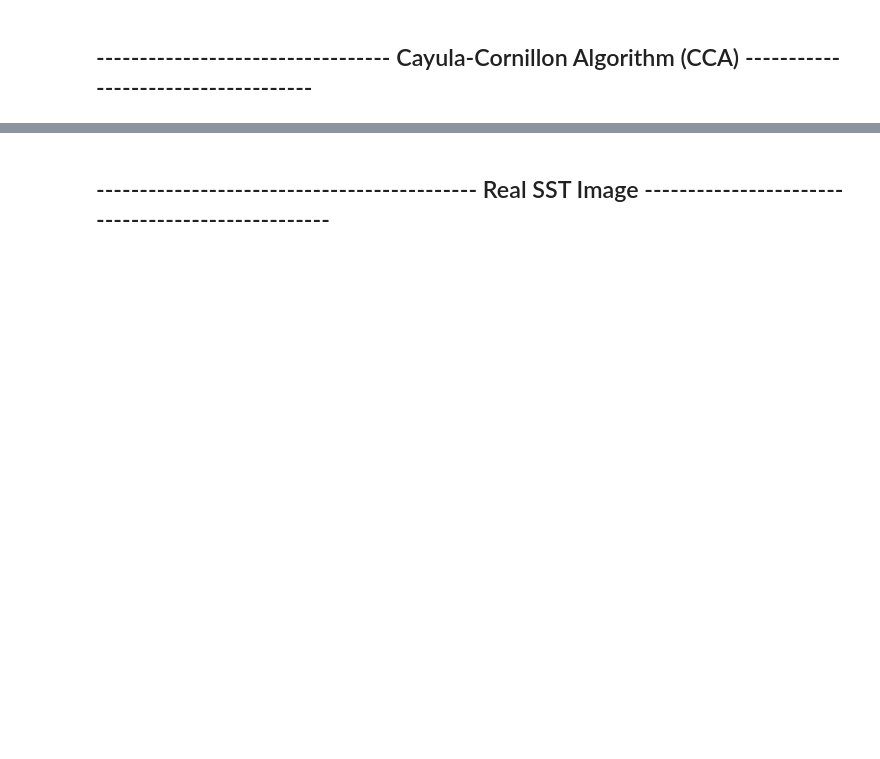
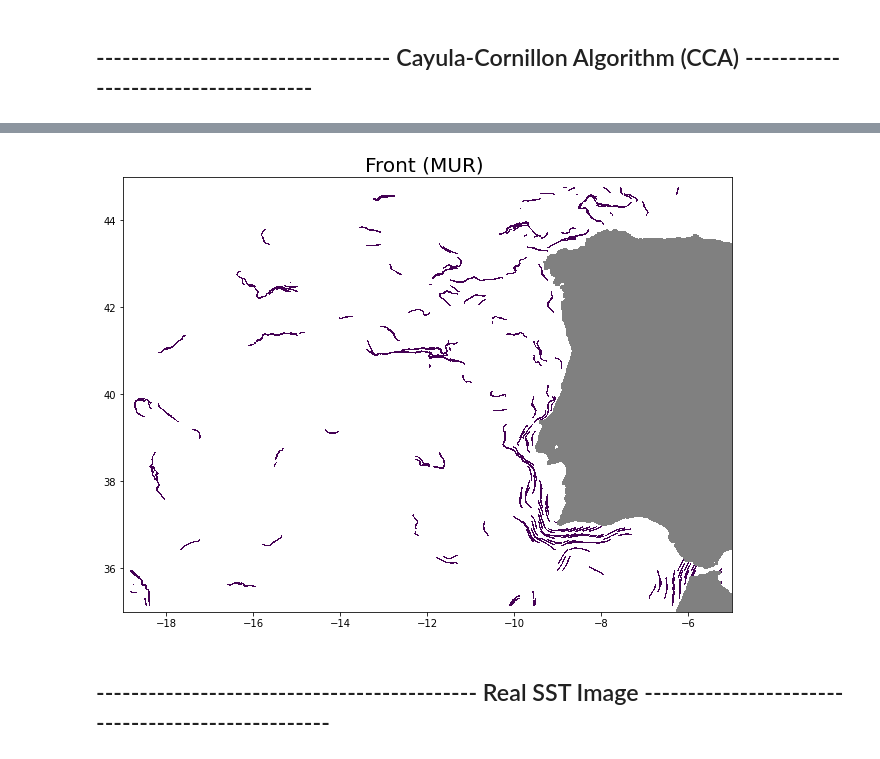
Before and after one commit to CoLAB-ATLANTIC/JUNO, a Jupyter notebook: notebooks/MUR_single_day_fronts.ipynb, the cells around one changed output, grey strips where cells are left out. Saved outputs shown, nothing was run; the diff lists cells and outputs as text; code cells hidden in the pictures; blank space fills up the shorter version.

```diff
--- a/notebooks/MUR_single_day_fronts.ipynb
+++ b/notebooks/MUR_single_day_fronts.ipynb
@@ -294,3 +375,7 @@ cca_f = CCA_front(xarray_mur)
+# %%
+front_visualization(cca_f, xarray_mur)
+# %% [output]
+[figure, added]
 # %% [markdown]
 ## -------------------------------------------- Real SST Image --------------------------------------------------
 # %%
```
Also changed, not shown: parts of 16 cells of this notebook, 5 other files.
